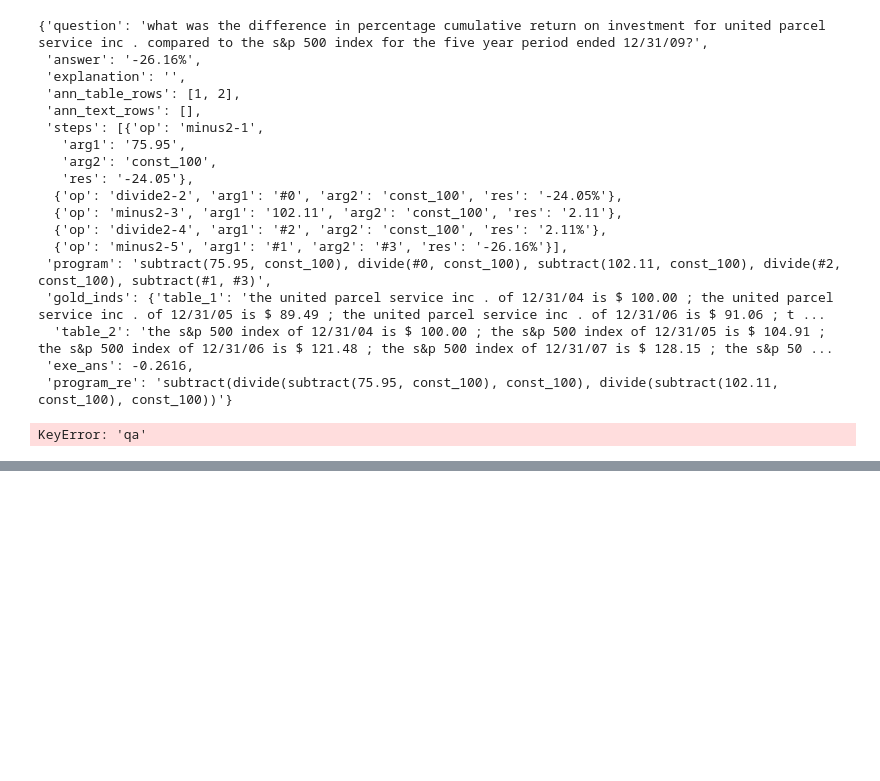
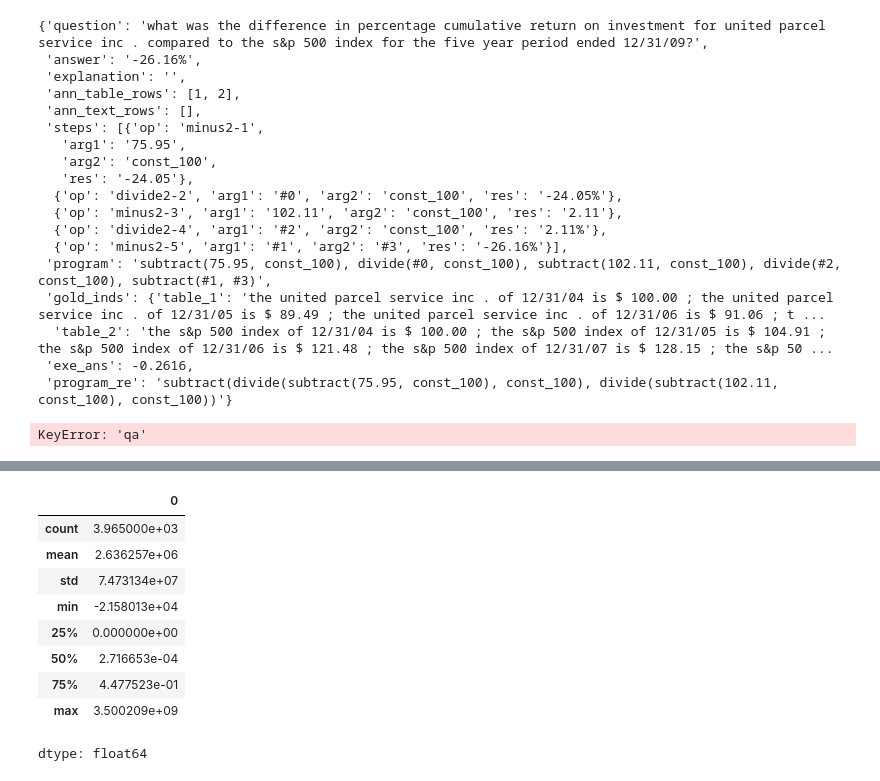
Before and after one commit to AnastasiaGo17/ConvFinQA_llm, a Jupyter notebook: llm_qa.ipynb, the cells around one changed output, grey strips where cells are left out. Saved outputs shown, nothing was run; the diff lists cells and outputs as text; code cells hidden in the pictures; blank space fills up the shorter version.

```diff
--- a/llm_qa.ipynb
+++ b/llm_qa.ipynb
@@ -375,0 +869,19 @@ Conclusions:
+# %%
+# evaluate
+
+eval_pct_diff = pd.Series([el['pct_difference_qa_answer'] for el in normalized_train])
+pct_successful_99 = pd.Series([el['bool_success_99'] for el in normalized_train])
+pct_successful_95= pd.Series([el['bool_success_95'] for el in normalized_train])
+# %%
+eval_pct_diff.describe()
+# %% [output]
+|  | 0 |
+| count | 3.965000e+03 |
+| mean | 2.636257e+06 |
+| std | 7.473134e+07 |
+| min | -2.158013e+04 |
+| 25% | 0.000000e+00 |
+| 50% | 2.716653e-04 |
+| 75% | 4.477523e-01 |
+| max | 3.500209e+09 |
+dtype: float64
```
Also changed, not shown: parts of 70 cells of this notebook.
